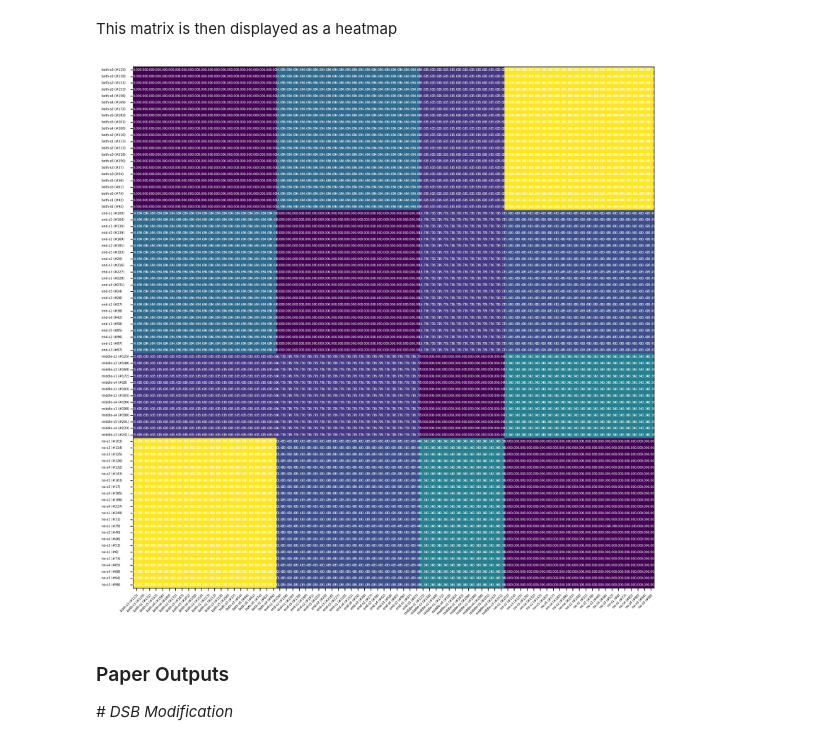
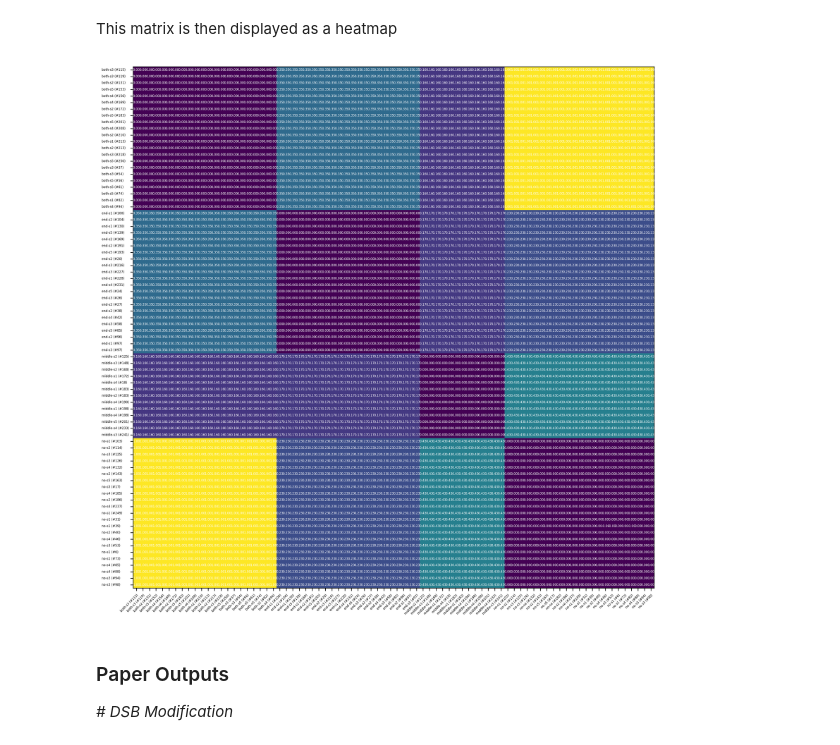
Before and after one commit to GiuliaDelo98/IWSHM23-gmn, a Jupyter notebook: graph_matching_networks_no_attributes.ipynb, the cells around one changed output. Drawn from its saved outputs; the diff is of its cells as text; code cells hidden in the pictures.

```diff
--- a/graph_matching_networks_no_attributes.ipynb
+++ b/graph_matching_networks_no_attributes.ipynb
@@ -2211,26 +2211,27 @@ sorted_id_friendly_list = []
 for i in range(0, len(sorted_id_list)):
     match = re.search(rf"\d+-\w+-winglets-scale-group-+\d", sorted_id_list[i])
     parts = match.group().split("-")
-    sorted_id_friendly_list.append("{0}-s{1} (#{2})".format(parts[1], parts[-1], parts[0]))
+    sorted_id_friendly_list.append("{0} (#{1})".format(parts[1], parts[0]))
+    #sorted_id_friendly_list.append("{0}-s{1} (#{2})".format(parts[1], parts[-1], parts[0]))
 # %% [markdown]
 This matrix is then displayed as a heatmap
 # %%
 #Display Heat Map
 fig, ax = plt.subplots(figsize=(10,10), dpi=300)
 im = ax.imshow(id_similarity_matrix)
 
 ax.set_xticks(np.arange(len(test_set._ids)), labels=sorted_id_friendly_list, fontsize="4", ha="right", rotation=45, rotation_mode="anchor")
 ax.set_yticks(np.arange(len(test_set._ids)), labels=sorted_id_friendly_list, fontsize="4", ha="left", va="center", position=(-0.05, 0))
 
 for i in range(len(sorted_id_list)):
     for j in range(len(sorted_id_list)):
-        text = ax.text(j, i, "{:.2f}".format(id_similarity_matrix[i, j] * 100), ha="center", va="center", color="w", fontsize="4")
+        text = ax.text(j, i, "{:.2f}".format(id_similarity_matrix[i, j]), ha="center", va="center", color="w", fontsize="4")
 
 # fig.colorbar(im)
 fig.tight_layout()
 plt.show()
 # %% [output]
-[figure, old version]
+[figure, new version]
 # %% [markdown]
 ### Paper Outputs
 *# DSB Modification*
```
Also changed, not shown: parts of 4 cells of this notebook, 3 other files.
